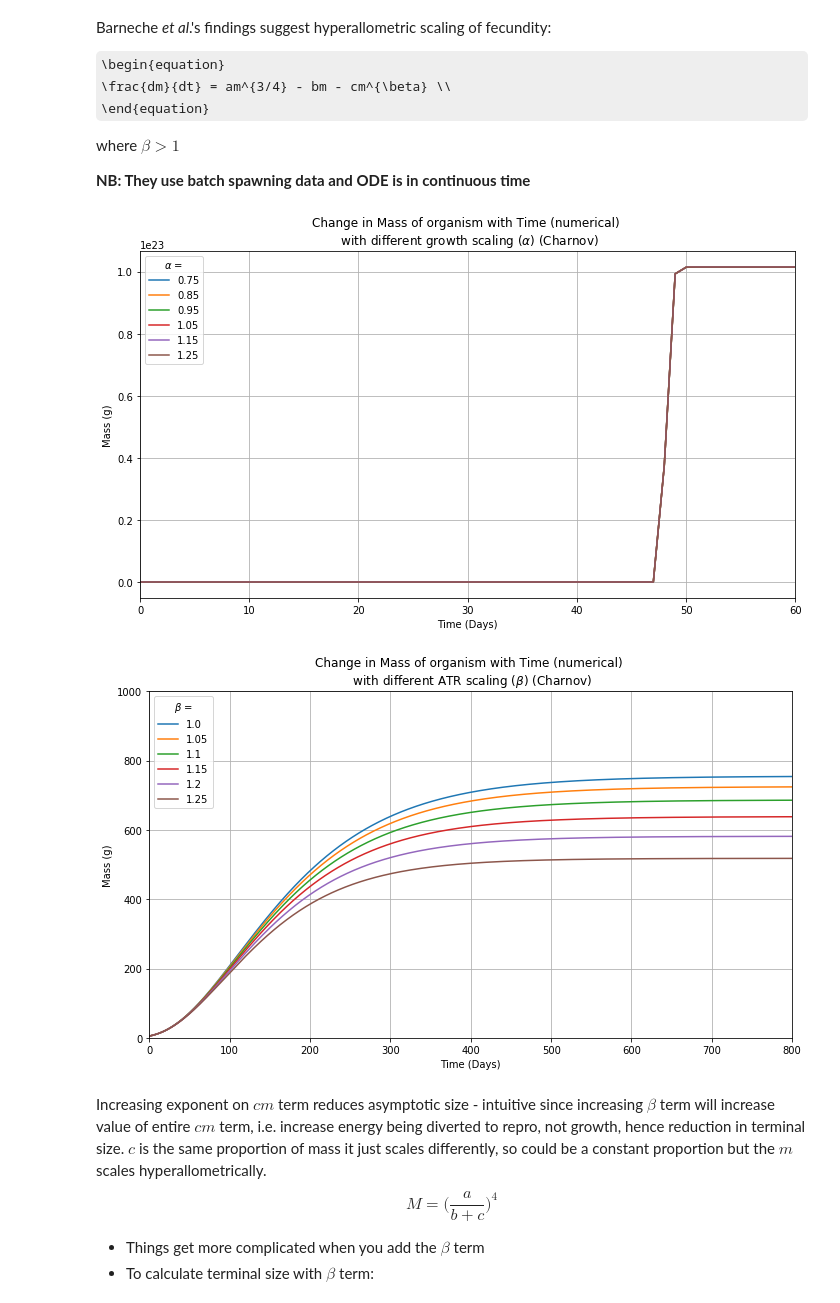
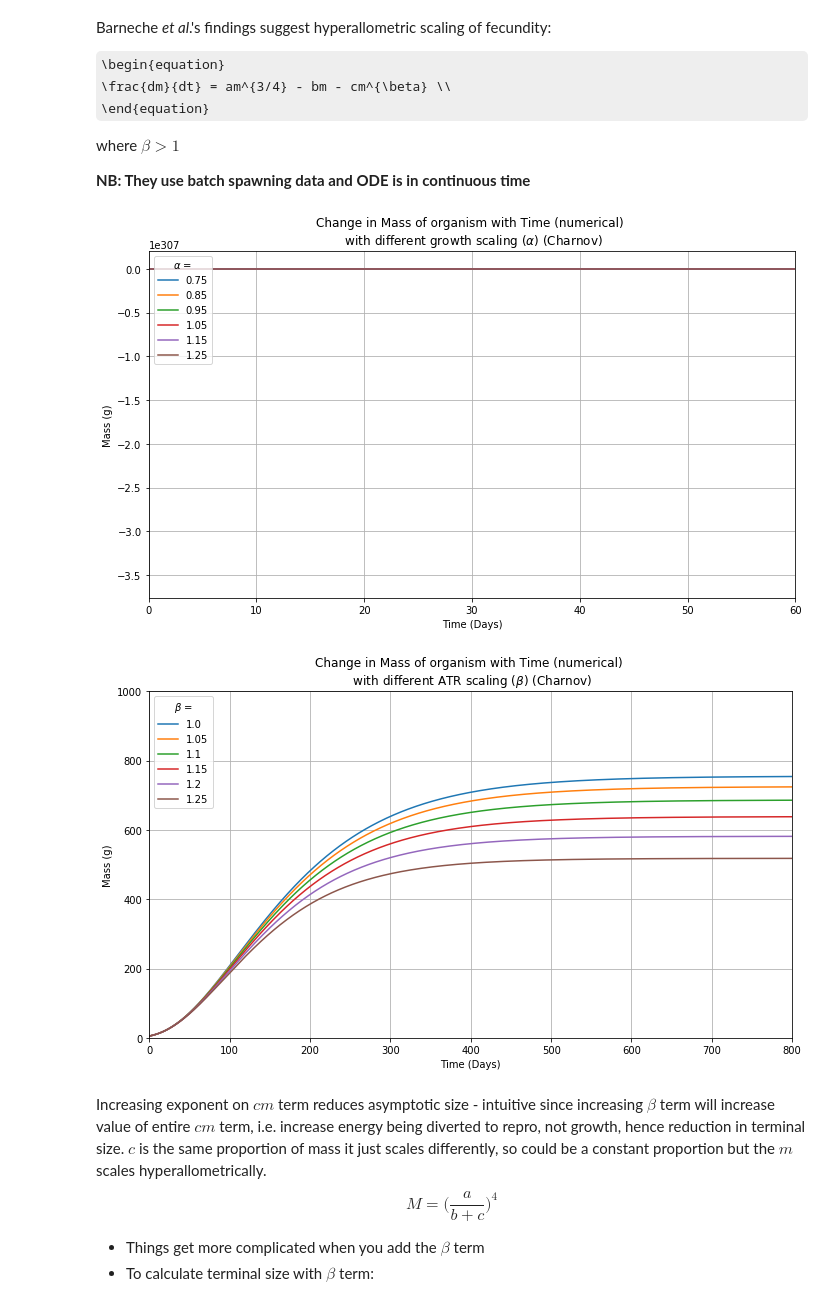
Before and after one commit to lvassor/HyperallometricFecundity, a Jupyter notebook: Code/ontogenetic_growth.ipynb, the cells around one changed output. Saved outputs shown, nothing was run; the diff lists cells and outputs as text; code cells hidden in the pictures; some formulas as TeX source.

```diff
--- a/Code/ontogenetic_growth.ipynb
+++ b/Code/ontogenetic_growth.ipynb
@@ -151,7 +151,7 @@ beta_values = np.array([1, 1.05, 1.1, 1.15, 1.2, 1.25]) # scaling of reproductiv
 
 # Integrate and plot - numerically derived mass with time across different beta exponent values (ATR)
 for i in range(len(alpha_values)):
-    alpha = 1.1 #alpha_values[i]
+    alpha = alpha_values[i]
     beta = 1.2
     int_mass_alpha = integrate.odeint(dm_dt_char, mass0, t=time, args=(a,b,c,alpha,beta))
     plt.plot(time, int_mass_alpha, label = alpha_values[i])
@@ -167,34 +167,34 @@ axes = plt.gca()
 axes.set_xlim([0,60])
 # axes.set_ylim([0,1000])
 plt.tight_layout()
 plt.rcParams['figure.figsize'] = [10, 6]
 plt.legend(loc='upper left', title=r'$\alpha$ = ')
 plt.show()
 
 
 # Integrate and plot - numerically derived mass with time across different beta exponent values (ATR)
 for i in range(len(beta_values)):
     alpha = 0.75
     beta = beta_values[i]
     int_mass_beta = integrate.odeint(dm_dt_char, mass0, t=time, args=(a,b,c,alpha,beta))
     plt.plot(time, int_mass_beta, label = beta_values[i]) # label = 'Mass with Time')
 
 
 
 # Plot numerical solution across beta values
 plt.xlabel('Time (Days)')
 plt.ylabel('Mass (g)')
 plt.title('Change in Mass of organism with Time (numerical) \n with different ATR scaling ({}) (Charnov)'.format(r'$\beta$'))
 plt.grid(True)
 axes = plt.gca()
 axes.set_xlim([0,800])
 axes.set_ylim([0,1000])
 plt.tight_layout()
 plt.rcParams['figure.figsize'] = [10, 6] # change plot size
 plt.legend(loc='upper left', title=r'$\beta$ = ')
 plt.show()
 # %% [output]
-[figure, old version]
+[figure, new version]
 [figure]
 # %% [markdown]
 Increasing exponent on $cm$ term reduces asymptotic size - intuitive since increasing $\beta$ term will increase value of entire $cm$ term, i.e. increase energy being diverted to repro, not growth, hence reduction in terminal size. $c$ is the same proportion of mass it just scales differently, so could be a constant proportion but the $m$ scales hyperallometrically.
```
Also changed, not shown: parts of 6 cells of this notebook, 3 other files.
